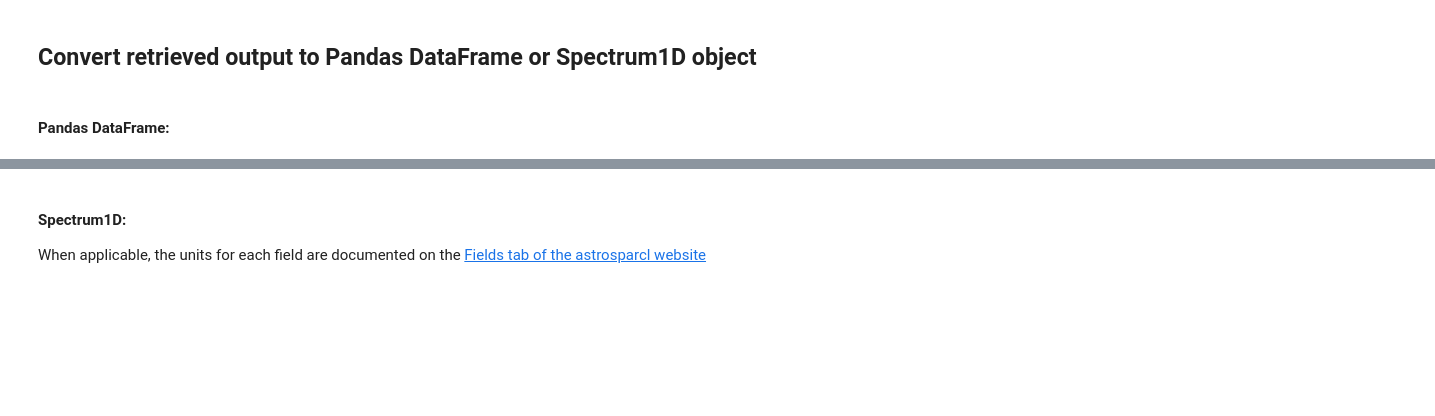
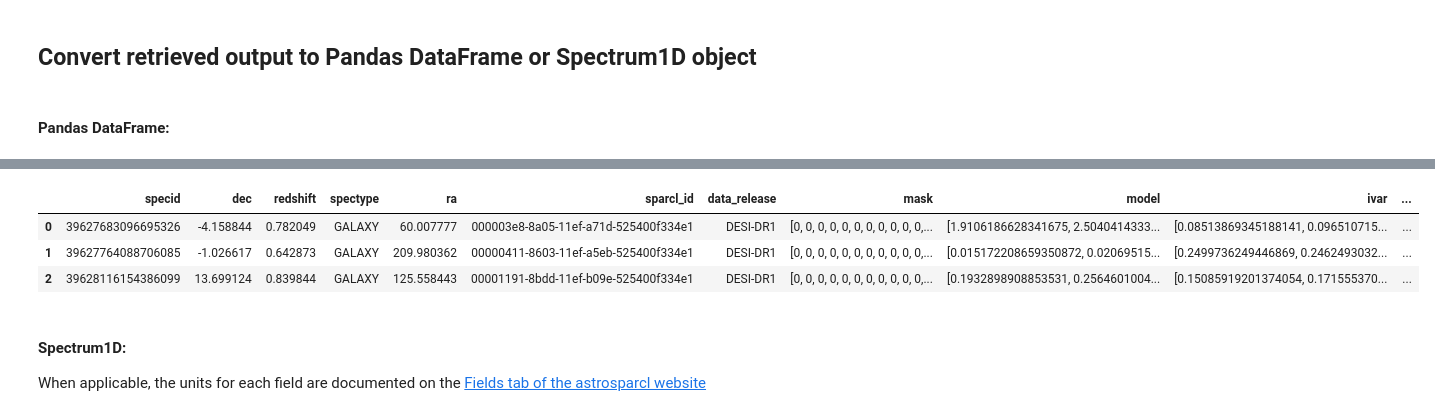
Before and after one commit to astro-datalab/notebooks-latest, a Jupyter notebook: 04_HowTos/SPARCL/How_to_use_SPARCL.ipynb, the cells around one changed output, grey strips where cells are left out. Drawn from its saved outputs; the diff is of its cells as text; code cells hidden in the pictures; blank space fills up the shorter version.

```diff
--- a/04_HowTos/SPARCL/How_to_use_SPARCL.ipynb
+++ b/04_HowTos/SPARCL/How_to_use_SPARCL.ipynb
@@ -556,3 +519,12 @@ df
+# %%
+df = pd.json_normalize(results_I.records)
+# print the first 3 rows
+df[:3]
+# %% [output]
+|  | specid | dec | redshift | spectype | ra | sparcl_id | data_release | mask | model | ivar | ... |
+| 0 | 39627683096695326 | -4.158844 | 0.782049 | GALAXY | 60.007777 | 000003e8-8a05-11ef-a71d-525400f334e1 | DESI-DR1 | [0, 0, 0, 0, 0, 0, 0, 0, 0, 0, 0,... | [1.9106186628341675, 2.5040414333... | [0.08513869345188141, 0.096510715... | ... |
+| 1 | 39627764088706085 | -1.026617 | 0.642873 | GALAXY | 209.980362 | 00000411-8603-11ef-a5eb-525400f334e1 | DESI-DR1 | [0, 0, 0, 0, 0, 0, 0, 0, 0, 0, 0,... | [0.015172208659350872, 0.02069515... | [0.2499736249446869, 0.2462493032... | ... |
+| 2 | 39628116154386099 | 13.699124 | 0.839844 | GALAXY | 125.558443 | 00001191-8bdd-11ef-b09e-525400f334e1 | DESI-DR1 | [0, 0, 0, 0, 0, 0, 0, 0, 0, 0, 0,... | [0.1932898908853531, 0.2564601004... | [0.15085919201374054, 0.171555370... | ... |
 # %% [markdown]
 #### Spectrum1D:
 When applicable, the units for each field are documented on the [Fields tab of the astrosparcl website](https://astrosparcl.datalab.noirlab.edu/sparc/sfc/)
```
Also changed, not shown: parts of 11 cells of this notebook.
